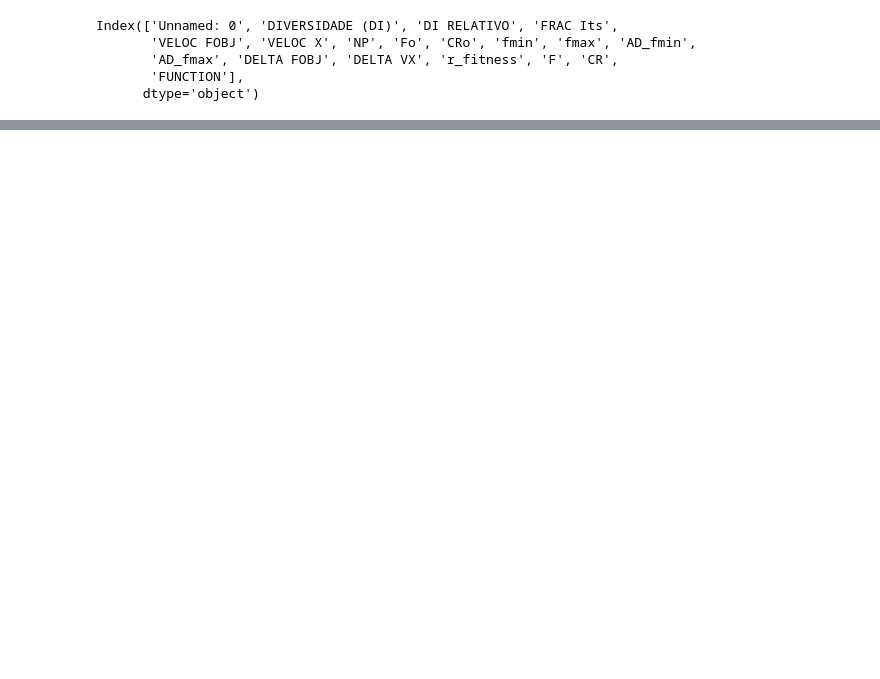
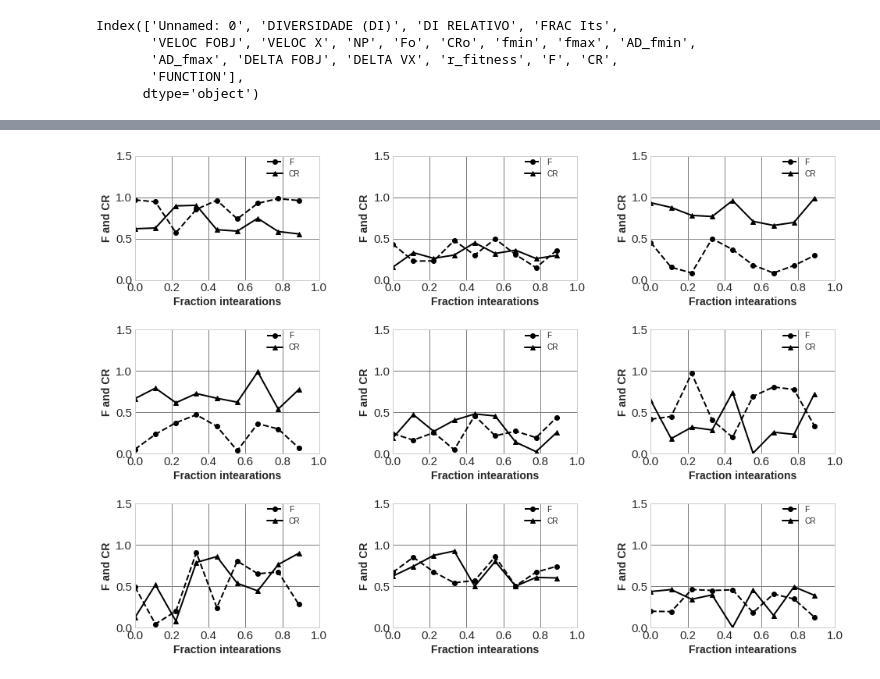
Before and after one commit to ucfilho/raianars_june_2020, a Jupyter notebook: Figure_04_paper_ALL_functions_from_zip_jun_21_2020.ipynb, the cells around one changed output, grey strips where cells are left out. Cells and saved outputs as stored; diff of their text form; code cells hidden in the pictures; blank space fills up the shorter version.

```diff
--- a/Figure_04_paper_ALL_functions_from_zip_jun_21_2020.ipynb
+++ b/Figure_04_paper_ALL_functions_from_zip_jun_21_2020.ipynb
@@ -108,0 +115,23 @@ ax.legend( ('F', 'CR'), loc=[0.8,0.1])
+# %%
+Num=9
+
+for i in range(Num):
+  plt.subplot(3,3,i+1)
+  file_selected=labels[i]
+  df=pd.read_csv(file_selected)
+  Y_CR=np.array(df['F'])
+  Y_F=np.array(df['CR'])
+  plt.xlim(0, 1.0)
+  plt.ylim(0, 1.5)
+  plt.setp(ax1.spines.values(), linewidth=2.0)
+  plt.plot(X_F, Y_F, 'ko--', X_F, Y_CR, 'k^-', linewidth=2, markersize=6)
+  plt.legend( ('F', 'CR'), loc=[0.7,0.8], fontsize=10)
+  plt.xlabel('Fraction intearations', fontsize=14, fontweight='bold')
+  plt.ylabel('F and CR', fontsize=14, fontweight='bold')
+  plt.grid(True, linewidth=1,color='gray')
+  plt.tick_params(axis='both', which='major', labelsize=15)
+
+
+plt.subplots_adjust(bottom=0.1, right=2.2, top=2.2,hspace=0.4, wspace=0.4)
+# %% [output]
+[figure, added]
```
Also changed, not shown: parts of 3 cells of this notebook.
